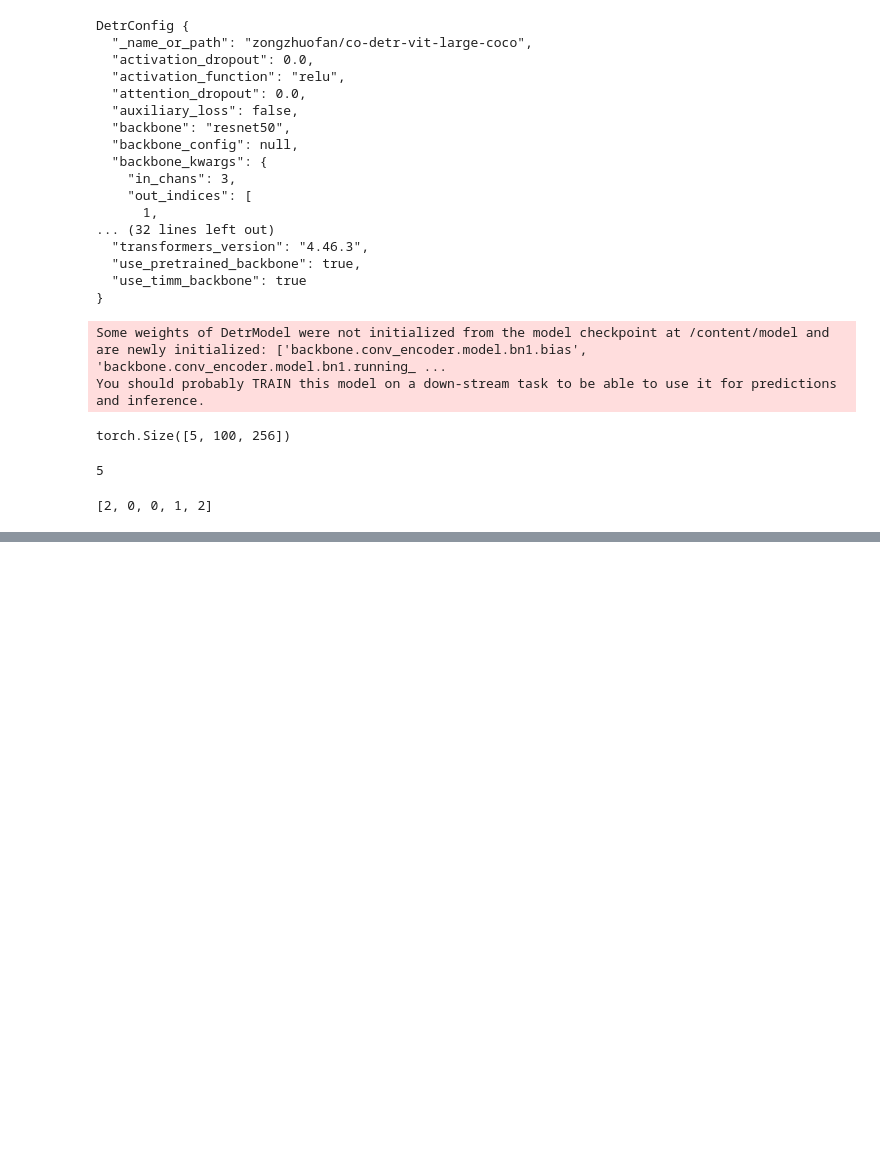
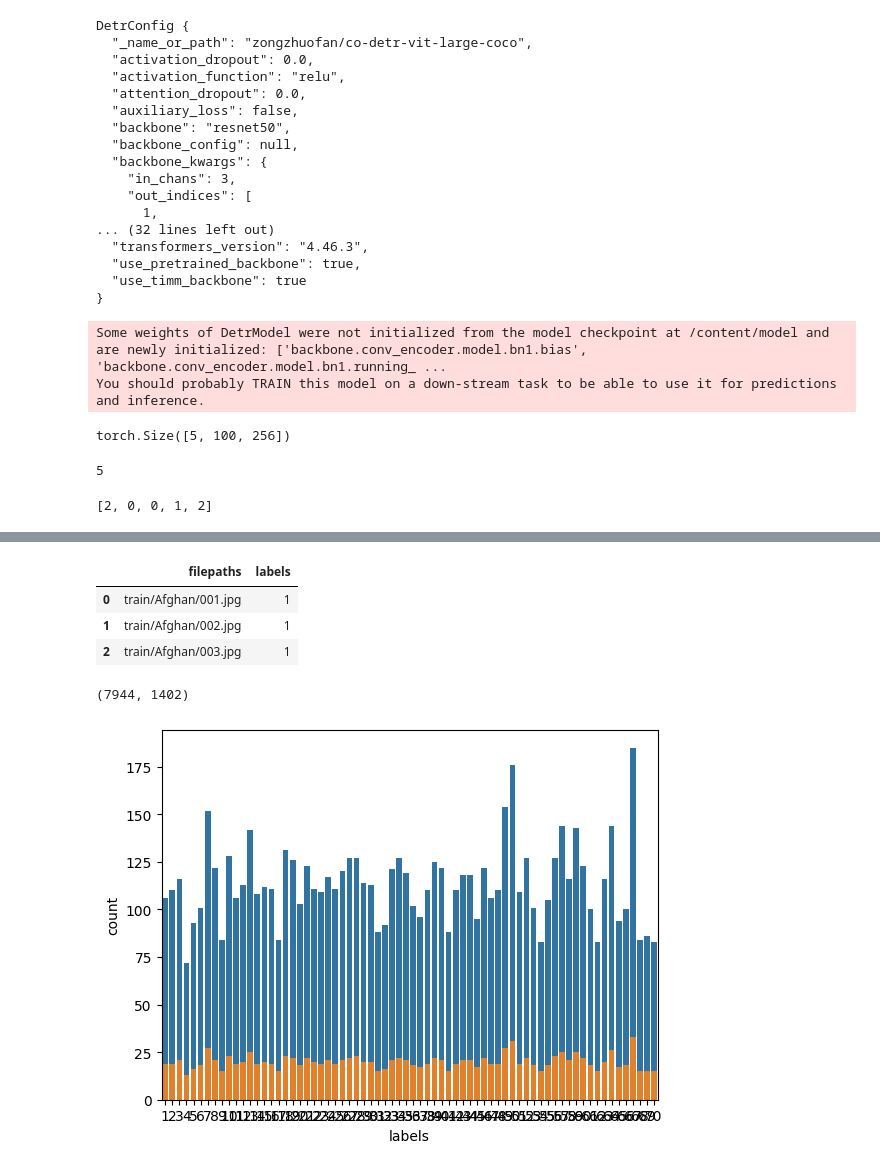
Before and after one commit to Kallol7/PytorchNotes, a Jupyter notebook: Pretrained/Pretrained.ipynb, the cells around one changed output, grey strips where cells are left out. Cells and saved outputs as stored; diff of their text form; code cells hidden in the pictures; blank space fills up the shorter version.

```diff
--- a/Pretrained/Pretrained.ipynb
+++ b/Pretrained/Pretrained.ipynb
@@ -66,0 +94,3 @@ lenght_of_child_of_children
+# %%
+df = pd.read_csv("dogs.csv")
+df.head(2)
@@ -66,0 +101,11 @@ lenght_of_child_of_children
+# %%
+# typo fix
+df["labels"] = df["labels"].apply(lambda x: "American Spaniel" if x == "American  Spaniel" else x)
+
+class_to_num = {label:name for (name,label) in enumerate(df["labels"].unique(),1)}
+class_name = {num:name for (name,num) in class_to_num.items()}
+
+print("{")
+for i in range(1,10):
+  print(f"  {i}: {class_name[i]}")
+print("}")
@@ -66,0 +124,20 @@ lenght_of_child_of_children
+# %%
+df["labels"] = df["labels"].apply(lambda x:class_to_num[x])
+df = df.iloc[:,:2]
+df.head(3)
+# %% [output]
+|  | filepaths | labels |
+| 0 | train/Afghan/001.jpg | 1 |
+| 1 | train/Afghan/002.jpg | 1 |
+| 2 | train/Afghan/003.jpg | 1 |
+# %%
+train_df, test_df = train_test_split(df, test_size=0.15, random_state=42, stratify=df["labels"])
+len(train_df), len(test_df)
+# %% [output]
+(7944, 1402)
+# %%
+sns.countplot(data=train_df, x="labels")
+sns.countplot(data=test_df, x="labels")
+plt.show()
+# %% [output]
+[figure, added]
```
Also changed, not shown: parts of 20 cells of this notebook.
